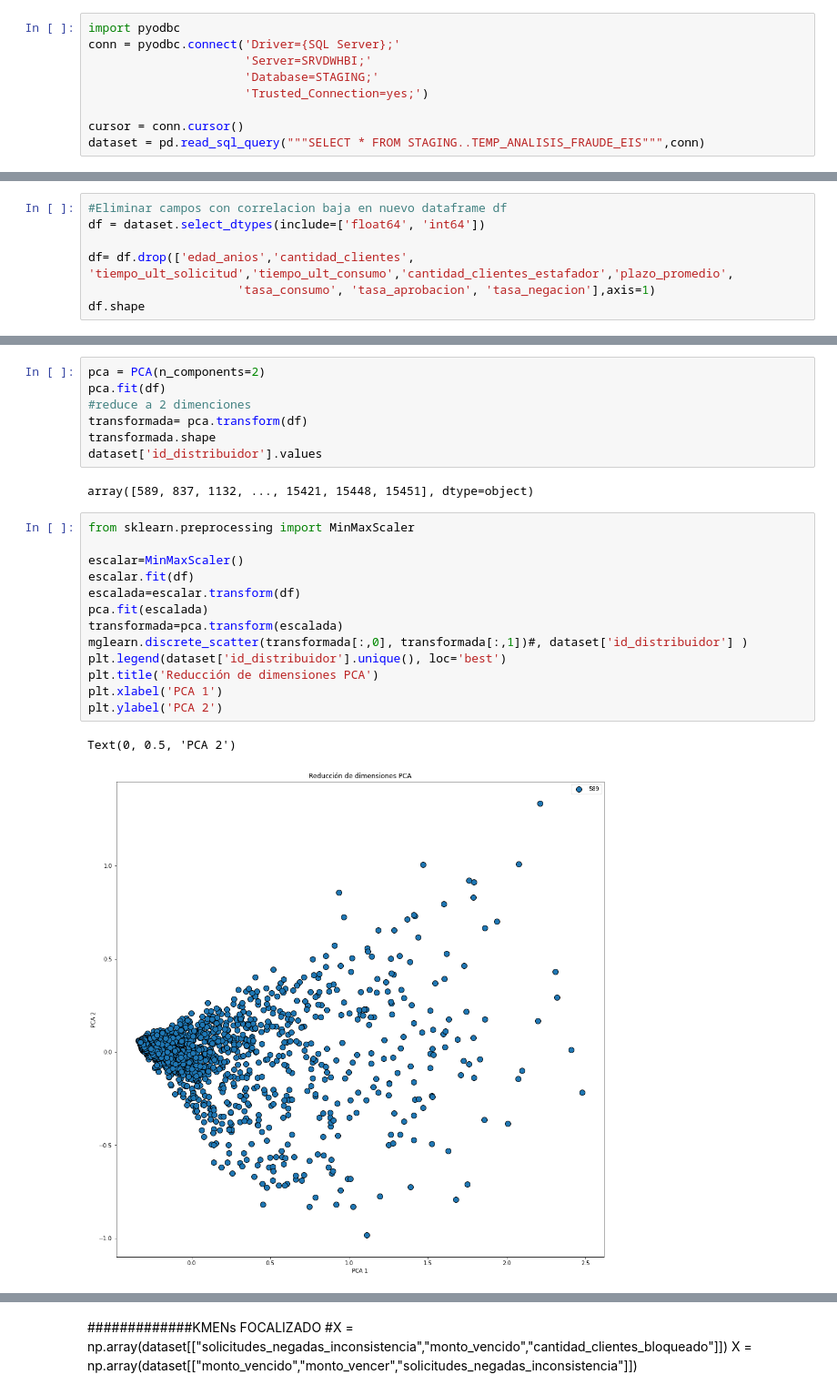
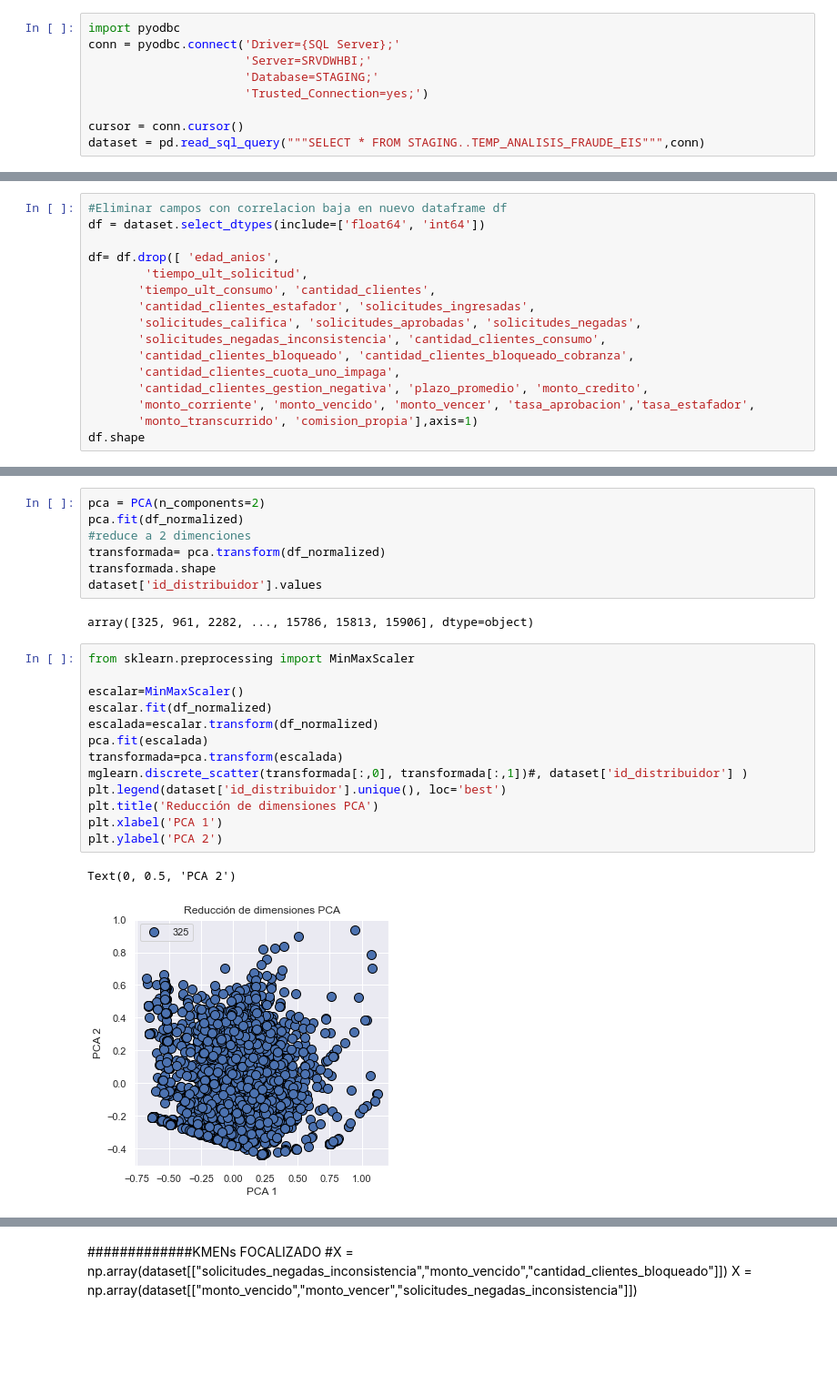
Before and after one commit to JSalao/DataScience, a Jupyter notebook: Final_fraude.ipynb, the cells around one changed output, grey strips where cells are left out. Shown at 91% size. Saved outputs shown, nothing was run; the diff lists cells and outputs as text; blank space fills up the shorter version.

```diff
--- a/Final_fraude.ipynb
+++ b/Final_fraude.ipynb
@@ -61,7 +87,16 @@ plt.show()
 #Eliminar campos con correlacion baja en nuevo dataframe df
 df = dataset.select_dtypes(include=['float64', 'int64'])
 
-df= df.drop(['edad_anios','cantidad_clientes', 'tiempo_ult_solicitud','tiempo_ult_consumo','cantidad_clientes_estafador','plazo_promedio',
-                     'tasa_consumo', 'tasa_aprobacion', 'tasa_negacion'],axis=1)
+df= df.drop([ 'edad_anios',
+        'tiempo_ult_solicitud',
+       'tiempo_ult_consumo', 'cantidad_clientes',
+       'cantidad_clientes_estafador', 'solicitudes_ingresadas',
+       'solicitudes_califica', 'solicitudes_aprobadas', 'solicitudes_negadas',
+       'solicitudes_negadas_inconsistencia', 'cantidad_clientes_consumo',
+       'cantidad_clientes_bloqueado', 'cantidad_clientes_bloqueado_cobranza',
+       'cantidad_clientes_cuota_uno_impaga',
+       'cantidad_clientes_gestion_negativa', 'plazo_promedio', 'monto_credito',
+       'monto_corriente', 'monto_vencido', 'monto_vencer', 'tasa_aprobacion','tasa_estafador',
+       'monto_transcurrido', 'comision_propia'],axis=1)
 df.shape
 # %% [output]
@@ -107,25 +153,25 @@ bonos                                -0.002106  0.040164 -0.019334  0.000568
 # %%
 pca = PCA(n_components=2)
-pca.fit(df)
+pca.fit(df_normalized)
 #reduce a 2 dimenciones
-transformada= pca.transform(df)
+transformada= pca.transform(df_normalized)
 transformada.shape
 dataset['id_distribuidor'].values
 # %% [output]
-array([589, 837, 1132, ..., 15421, 15448, 15451], dtype=object)
+array([325, 961, 2282, ..., 15786, 15813, 15906], dtype=object)
 # %%
 from sklearn.preprocessing import MinMaxScaler
 
 escalar=MinMaxScaler()
-escalar.fit(df)
-escalada=escalar.transform(df)
+escalar.fit(df_normalized)
+escalada=escalar.transform(df_normalized)
 pca.fit(escalada)
 transformada=pca.transform(escalada)
 mglearn.discrete_scatter(transformada[:,0], transformada[:,1])#, dataset['id_distribuidor'] )
 plt.legend(dataset['id_distribuidor'].unique(), loc='best')
 plt.title('Reducción de dimensiones PCA')
 plt.xlabel('PCA 1')
 plt.ylabel('PCA 2')
 # %% [output]
 Text(0, 0.5, 'PCA 2')
-[figure, old version]
+[figure, new version]
```
Also changed, not shown: parts of 78 cells of this notebook, 4 other files.
